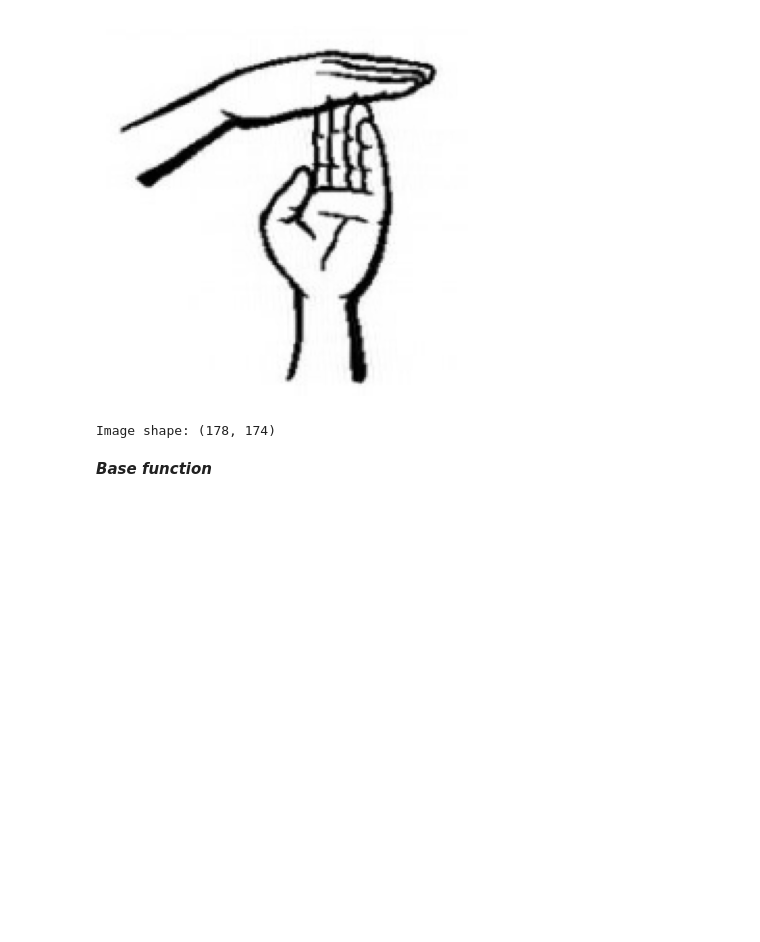
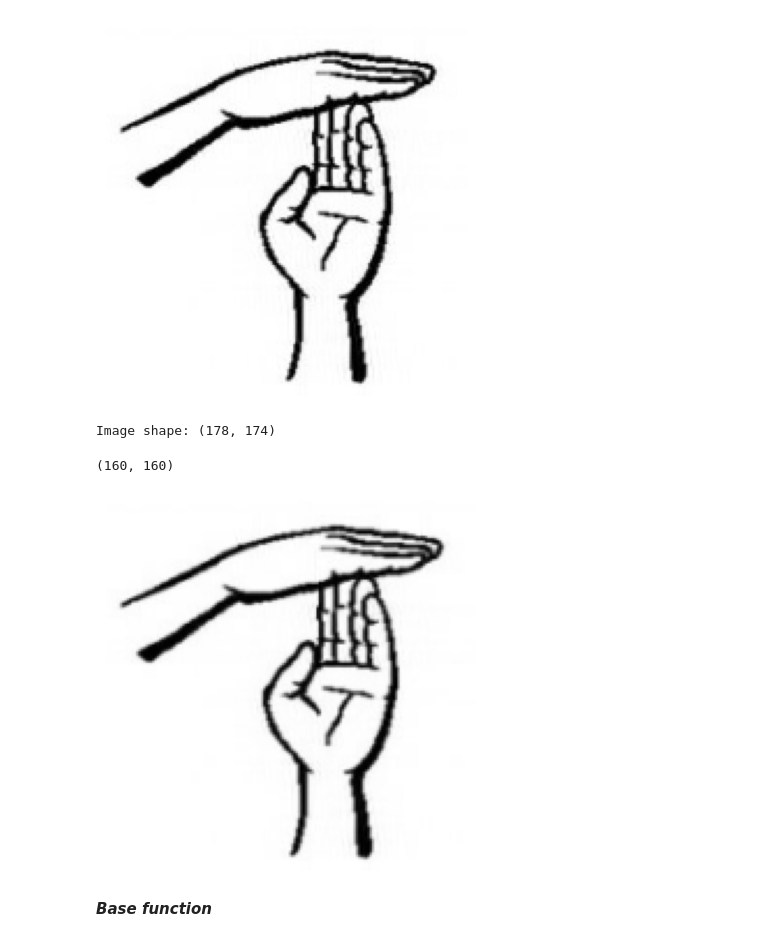
Before and after one commit to khaled6001/tp-tests, a Jupyter notebook: ipcv/TpDCT.ipynb, the cells around one changed output. Drawn from its saved outputs; the diff is of its cells as text; code cells hidden in the pictures; blank space fills up the shorter version.

```diff
--- a/ipcv/TpDCT.ipynb
+++ b/ipcv/TpDCT.ipynb
@@ -14,6 +15,13 @@ print("Image shape:", I.shape)
 # %% [output]
 [figure]
 Image shape: (178, 174)
+# %%
+I = cv2.resize(I,(160, 160))
+plt.imshow(I, cmap = "gray");plt.axis("off")
+I.shape
+# %% [output]
+(160, 160)
+[figure, added]
 # %% [markdown]
 ***Base function***
 # %%
```
Also changed, not shown: parts of 27 cells of this notebook.
